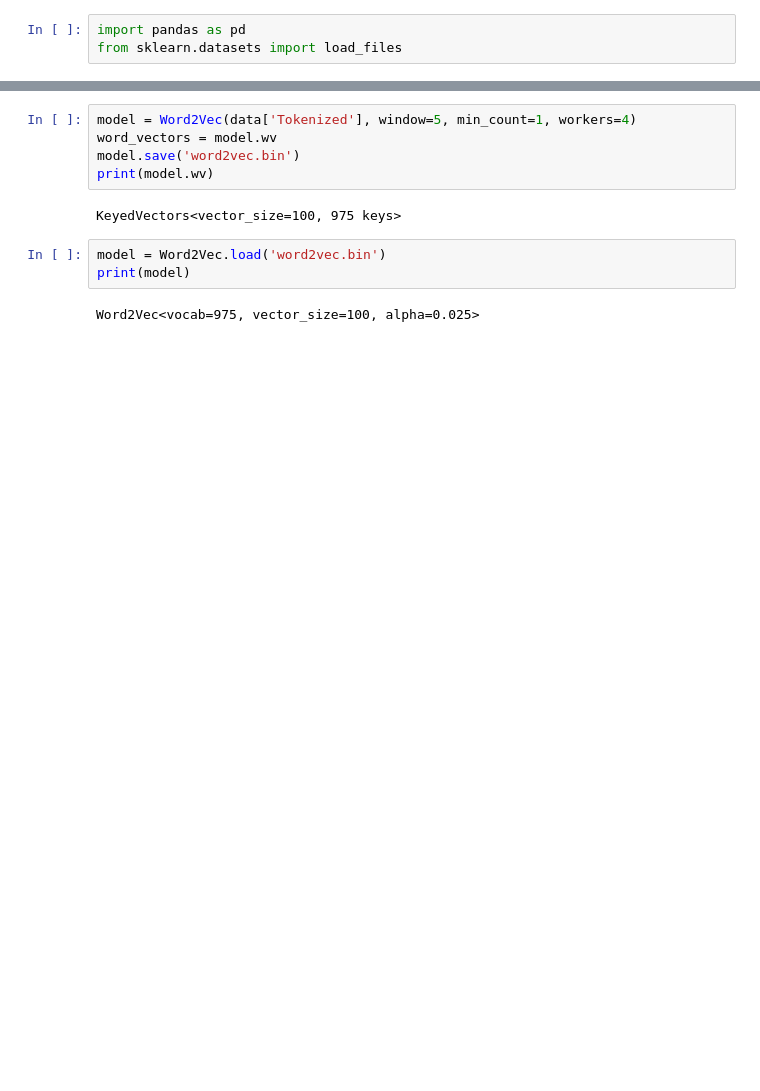
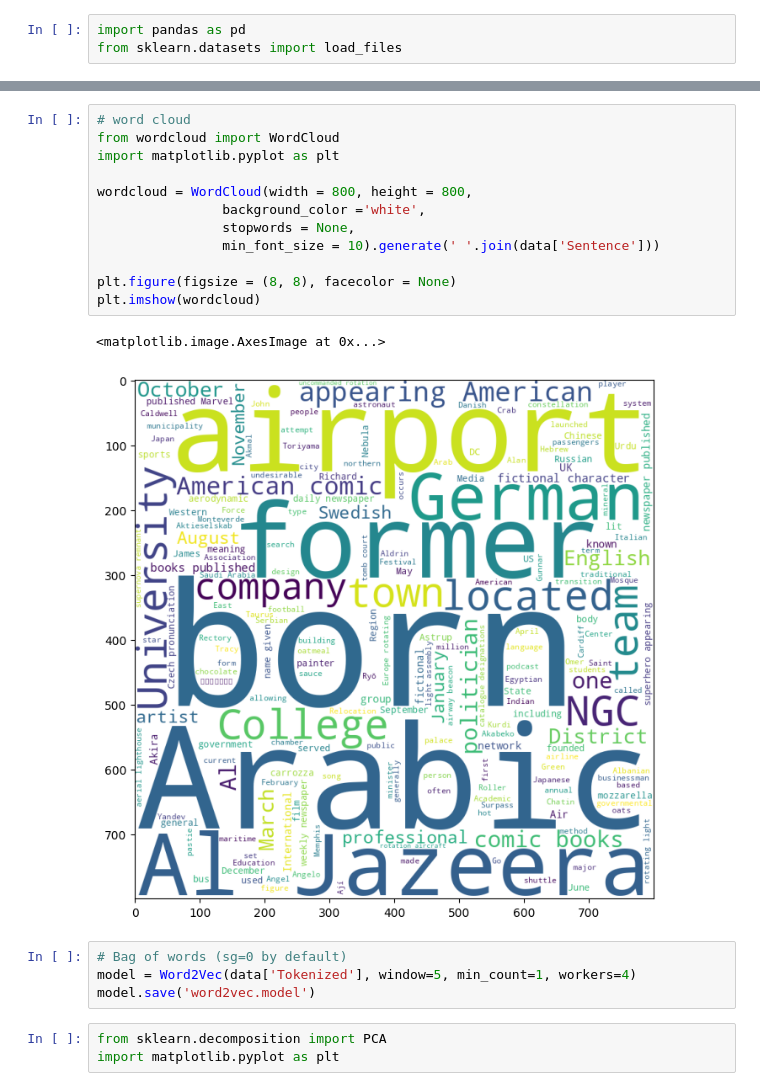
Before and after one commit to Hawawou/NLP, a Jupyter notebook: embedding.ipynb, the cells around one changed output, grey strips where cells are left out. Cells and saved outputs as stored; diff of their text form; blank space fills up the shorter version.

```diff
--- a/embedding.ipynb
+++ b/embedding.ipynb
@@ -84,12 +101,22 @@ data.head()
+# %%
+# word cloud
+from wordcloud import WordCloud
+import matplotlib.pyplot as plt
+
+wordcloud = WordCloud(width = 800, height = 800,
+                background_color ='white',
+                stopwords = None,
+                min_font_size = 10).generate(' '.join(data['Sentence']))
+
+plt.figure(figsize = (8, 8), facecolor = None)
+plt.imshow(wordcloud)
+# %% [output]
+<matplotlib.image.AxesImage at 0x...>
+[figure, added]
 # %%
+# Bag of words (sg=0 by default)
 model = Word2Vec(data['Tokenized'], window=5, min_count=1, workers=4)
-word_vectors = model.wv
-model.save('word2vec.bin')
-print(model.wv)
+model.save('word2vec.model')
-# %% [output]
-KeyedVectors<vector_size=100, 975 keys>
-# %%
-model = Word2Vec.load('word2vec.bin')
-print(model)
-# %% [output]
-Word2Vec<vocab=975, vector_size=100, alpha=0.025>
+# %%
+from sklearn.decomposition import PCA
+import matplotlib.pyplot as plt
```
Also changed, not shown: parts of 24 cells of this notebook, 4 other files.
